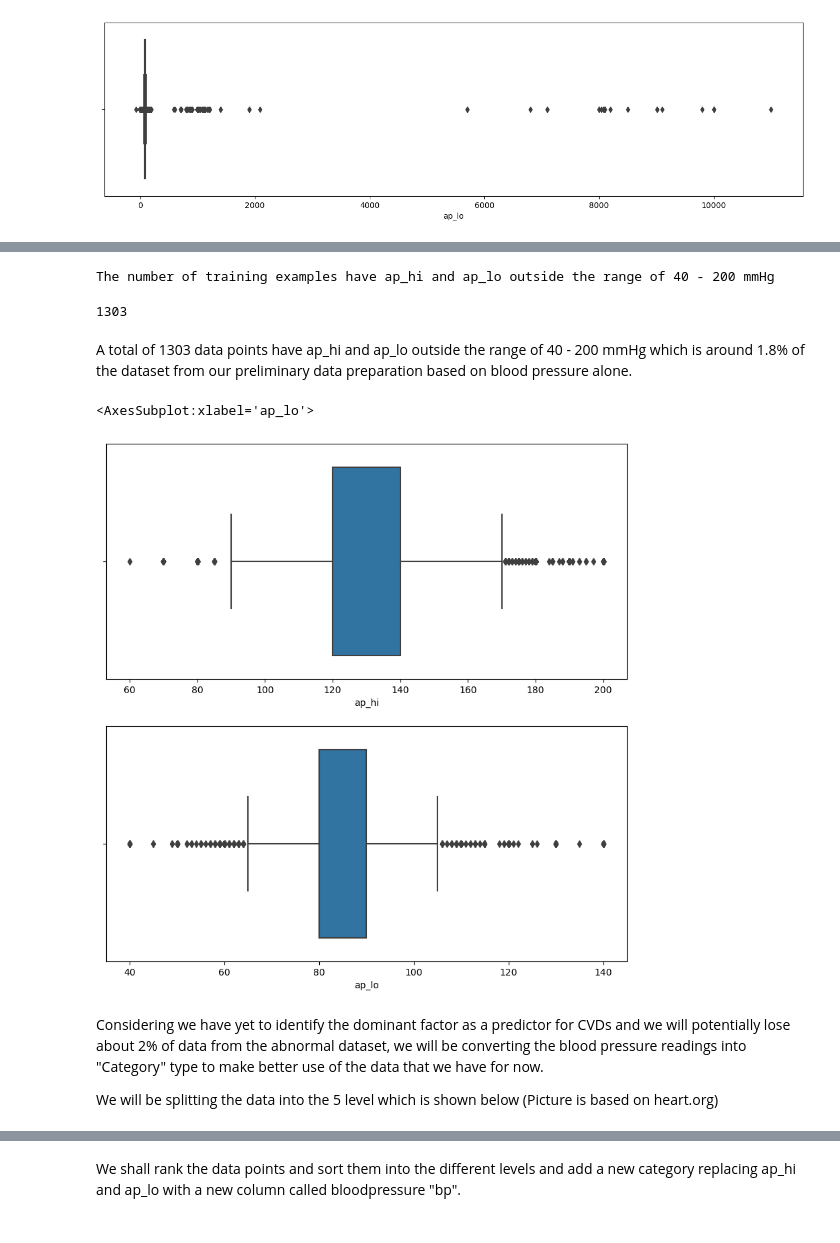
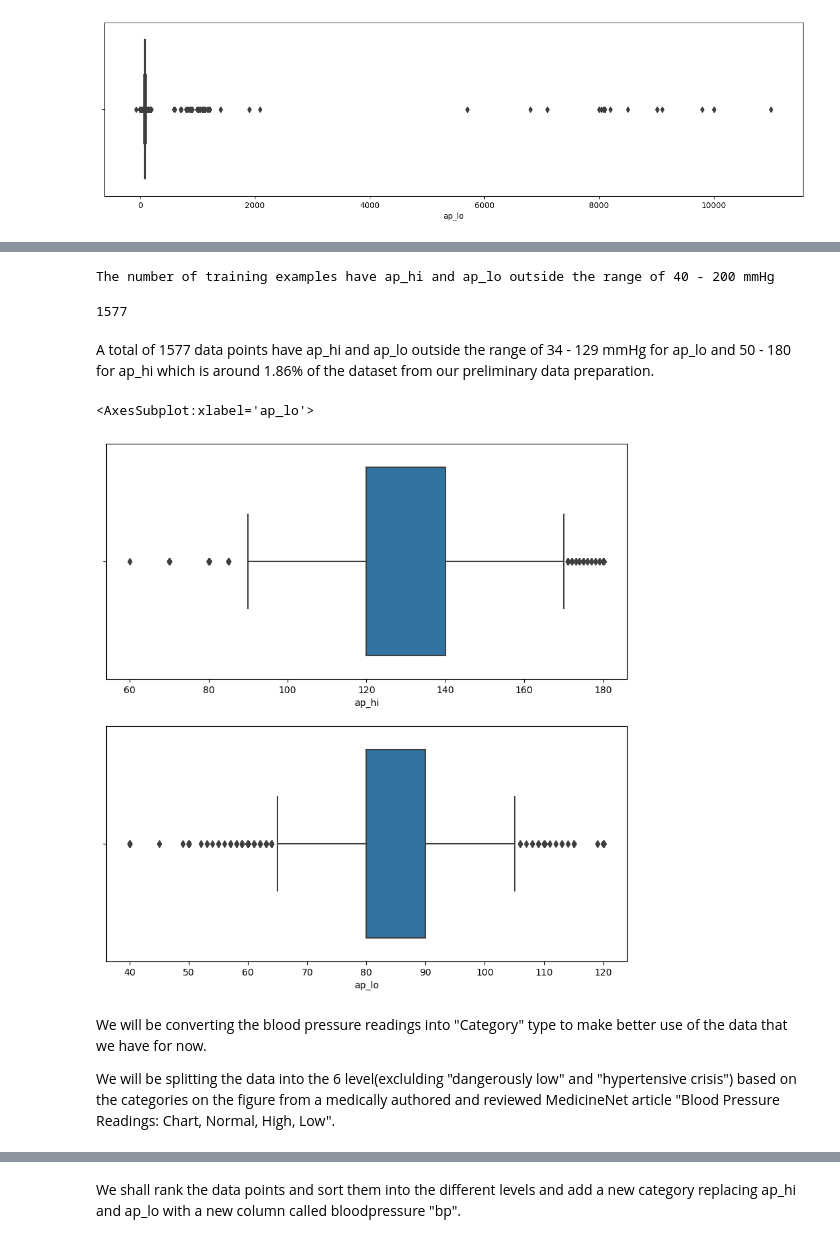
Before and after one commit to jonny2124/DSAI-Cardio-Project, a Jupyter notebook: Cardio Project.ipynb, the cells around one changed output, grey strips where cells are left out. Drawn from its saved outputs; the diff is of its cells as text; code cells hidden in the pictures.

```diff
--- a/Cardio Project.ipynb
+++ b/Cardio Project.ipynb
@@ -14,10 +14,10 @@ import os
 from sklearn import preprocessing
 # %%
 # Import data
-CardioData_backupData = pd.read_csv("cardio_train.csv", sep=';')
+CardioData = pd.read_csv("cardio_train.csv", sep=';')
 
 # First 5 row of dataset
-CardioData_backupData.head()
+CardioData.head()
 # %% [output]
 |  | id | age | gender | height | weight | ap_hi | ap_lo | cholesterol | gluc | smoke | alco | ... |
 | 0 | 0 | 18393 | 2 | 168 | 62.0 | 110 | 80 | 1 | 1 | 0 | 0 | ... |
@@ -54,5 +54,5 @@ Data type: <class 'pandas.core.frame.DataFrame'>
 We begin cleaning data to ensure the dataset is optimal for analysis and eventually, machine learning.
 # %%
 # Create a copy of the dataset
-CardioData_backupData_backup = CardioData_backupData.copy()
+CardioData_backup = CardioData.copy()
 # %% [markdown]
@@ -78,14 +74,0 @@ As pandas.info() takes as attribute as numerical type, we have to convert the
-# %%
-# Remove the id column
-CardioData_backupData_backup = CardioData_backupData_backup.drop(columns='id')
-
-# Convert categorical variables into “category” data type
-cat_attribs = ['gender', 'cholesterol', 'gluc', 'smoke', 'alco', 'active']
-
-# Create a list that contains numerical attributes
-num_attribs = ['age', 'height', 'weight', 'ap_hi', 'ap_lo']
-
-# Covert the data type of categorical attributes into "category"
-for cat_attrib in cat_attribs: # iterate over
-    CardioData_backupData_backup[cat_attrib] = CardioData_backupData_backup[cat_attrib].astype('category') # convert data
-CardioData_backupData_backup
@@ -105,0 +75,14 @@ CardioData_backupData_backup
+# %%
+# Remove id column
+CardioData_backup = CardioData_backup.drop(columns='id')
+
+# List for categorical variables
+cat_attribs = ['gender', 'cholesterol', 'gluc', 'smoke', 'alco', 'active']
+
+# List for numerical variables
+num_attribs = ['age', 'height', 'weight', 'ap_hi', 'ap_lo']
+
+# Convert categorical variables into “category” data type
+for cat_attrib in cat_attribs:
+    CardioData_backup[cat_attrib] = CardioData_backup[cat_attrib].astype('category') # convert data
+CardioData_backup
@@ -157,28 +151,26 @@ ap_hi = CardioData_backup['ap_hi']
 ap_lo = CardioData_backup['ap_lo']
 # Print number of unusual training examples
 print("The number of training examples have ap_hi and ap_lo outside the range of 40 - 200 mmHg")
-CardioData_backup['cardio'].loc[(ap_hi < 40) | (ap_hi > 200) | (ap_lo < 40) | (ap_lo > 140)].count()
+CardioData_backup['cardio'].loc[(ap_hi < 50) | (ap_hi > 180) | (ap_lo < 34) | (ap_lo > 120)].count()
 # %% [output]
 The number of training examples have ap_hi and ap_lo outside the range of 40 - 200 mmHg
-1303
+1577
 # %% [markdown]
-A total of 1303 data points have ap_hi and ap_lo outside the range of 40 - 200 mmHg which is around 1.8% of the dataset from our preliminary data preparation based on blood pressure alone.
+A total of 1577 data points have ap_hi and ap_lo outside the range of 34 - 129 mmHg for ap_lo and 50 - 180 for ap_hi which is around 1.86% of the dataset from our preliminary data preparation.
 # %%
 CardioData_backup1 = CardioData_backup.copy()
 
-CardioData_backup1 = CardioData_backup1.drop(CardioData_backup.loc[(ap_hi < 40) | (ap_hi > 200) | (ap_lo < 40) | (ap_lo > 140)].index)
+CardioData_backup1 = CardioData_backup1.drop(CardioData_backup.loc[(ap_hi < 50) | (ap_hi > 180) | (ap_lo < 34) | (ap_lo > 120)].index)
 fig, axes = plt.subplots(nrows=2, figsize=(10,10))
 sb.boxplot(data=CardioData_backup1, x='ap_hi', ax=axes[0], orient='h')
 sb.boxplot(data=CardioData_backup1, x='ap_lo', ax=axes[1], orient='h')
 # %% [output]
 <AxesSubplot:xlabel='ap_lo'>
-[figure, old version]
+[figure, new version]
 # %% [markdown]
-Considering we have yet to identify the dominant factor as a predictor for CVDs and
-we will potentially lose about 2% of data from the abnormal dataset, we will be converting
-the blood pressure readings into "Category" type to make better use of the data that we have for now.
+We will be converting the blood pressure readings into "Category" type to make better use of the data that we have for now.
 
-We will be splitting the data into the 5 level which is shown below (Picture is based on heart.org)
+We will be splitting the data into the 6 level(exclulding "dangerously low" and "hypertensive crisis") based on the categories on the figure from a medically authored and reviewed MedicineNet article "Blood Pressure Readings: Chart, Normal, High, Low".
 # %% [markdown]
 We shall assign the 5 different stages of blood pressure from 1 to 5
 
```
Also changed, not shown: parts of 12 cells of this notebook, 1 other file.
